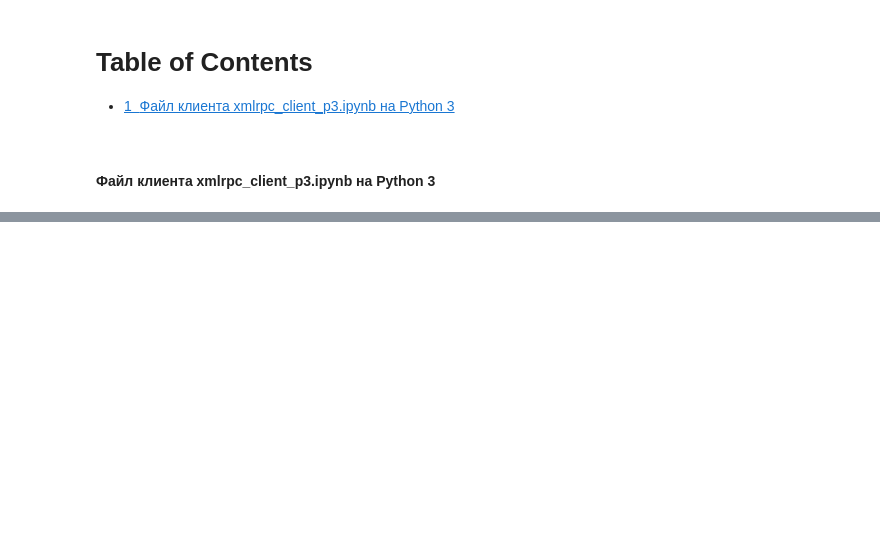
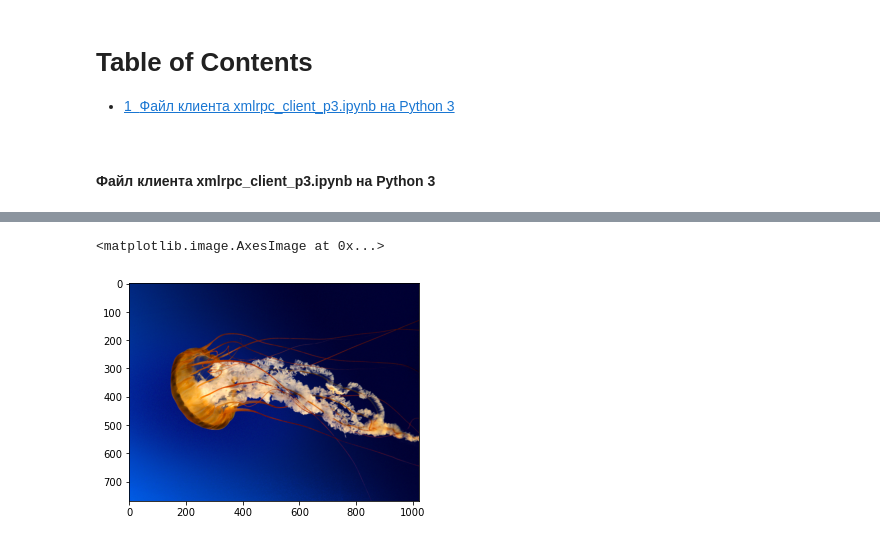
Before and after one commit to Eliorika/rsoi, a Jupyter notebook: xmlrpc_client_p3.ipynb, the cells around one changed output, grey strips where cells are left out. Drawn from its saved outputs; the diff is of its cells as text; code cells hidden in the pictures; blank space fills up the shorter version.

```diff
--- a/xmlrpc_client_p3.ipynb
+++ b/xmlrpc_client_p3.ipynb
@@ -52,0 +44,19 @@ logs
+# %%
+from PIL import Image # Работа с изображением
+from pylab import * # Отображение
+import xmlrpc.client
+
+
+# Режим отображения внутри ноутбука
+%matplotlib inline
+
+img = Image.open('Jellyfish.jpg')
+# img = Image.open('11.bmp')
+
+img_arr = array(img)
+
+# Исходное изображение
+imshow(img_arr)
+# %% [output]
+<matplotlib.image.AxesImage at 0x...>
+[figure, added]
```
Also changed, not shown: parts of 7 cells of this notebook, 6 other files.
